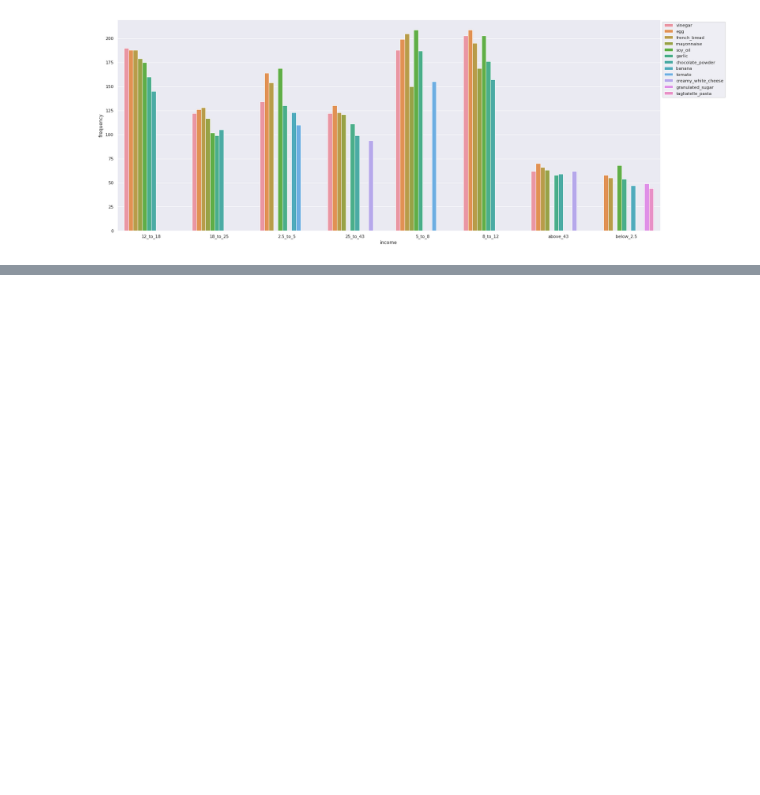
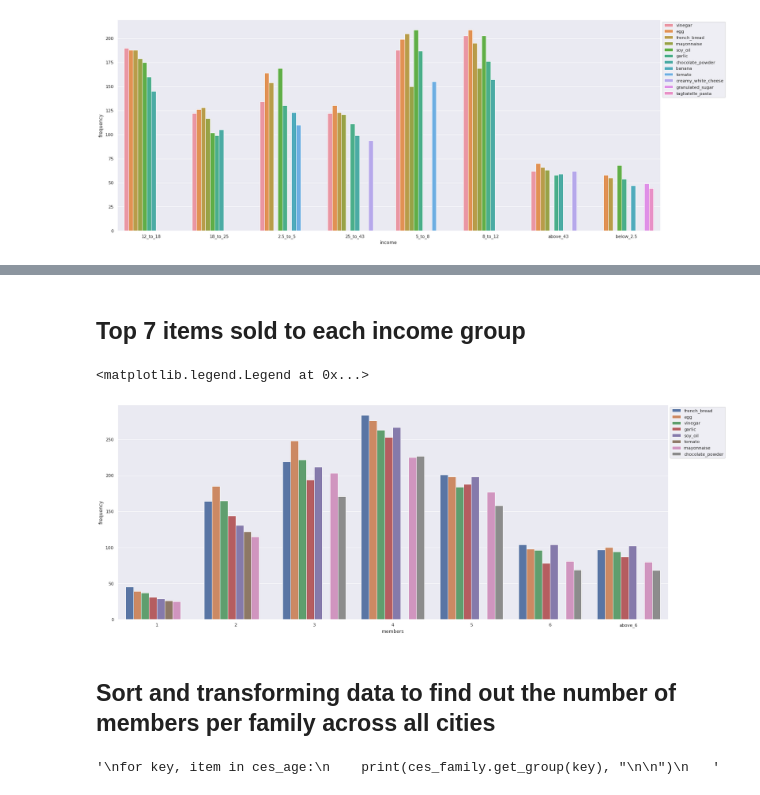
Before and after one commit to alokg1019/DataMining_Team1, a Jupyter notebook: Preprocessing_CES.ipynb, the cells around one changed output, grey strips where cells are left out. Drawn from its saved outputs; the diff is of its cells as text; code cells hidden in the pictures; blank space fills up the shorter version.

```diff
--- a/Preprocessing_CES.ipynb
+++ b/Preprocessing_CES.ipynb
@@ -147,0 +150,7 @@ a.legend(loc='upper left',bbox_to_anchor=(1,1))
+# %%
+#group data by city and process the same
+ces_members = ces.groupby(["members"])
+'''
+for key, item in ces_members:
+    print(ces_members.get_group(key), "\n\n")
+  '''
@@ -147,0 +159,13 @@ a.legend(loc='upper left',bbox_to_anchor=(1,1))
+# %%
+count=ces_members['description'].value_counts()
+ces_members_df = count.to_frame()
+#print(len(ces_members_df.columns))
+#print(ces_members_df)
+ces_members_df.rename(columns = {'description':'0'}, inplace = True)
+# %%
+ces_members_df.reset_index()
+ces_members_df.rename(columns = {'0':'frequency'}, inplace = True)
+#ces_members_df = ces_members_df.sort_values(by=['members','frequency'],ascending=[True, False])
+ces_members_df = ces_members_df.sort_values(by=['members','frequency'],ascending=[True, False]).groupby('members').head(7)
+ces_members_df=ces_members_df.reset_index()
+ces_members_df
@@ -147,0 +190,20 @@ a.legend(loc='upper left',bbox_to_anchor=(1,1))
+# %% [markdown]
+## **Top 7 items sold to each income group**
+# %%
+sns.set(rc={'figure.figsize':(25,10)})
+a=sns.barplot(x = 'members', y = 'frequency', hue = 'description', data = ces_members_df)
+a.legend(loc='upper left',bbox_to_anchor=(1,1))
+# %% [output]
+<matplotlib.legend.Legend at 0x...>
+[figure, added]
+# %% [markdown]
+## **Sort and transforming data to find out the number of members per family across all cities**
+# %%
+#group data by city and process the same
+ces_family = ces.groupby(["city"])
+'''
+for key, item in ces_age:
+    print(ces_family.get_group(key), "\n\n")
+   '''
+# %% [output]
+'\nfor key, item in ces_age:\n    print(ces_family.get_group(key), "\n\n")\n   '
```
Also changed, not shown: parts of 11 cells of this notebook.
